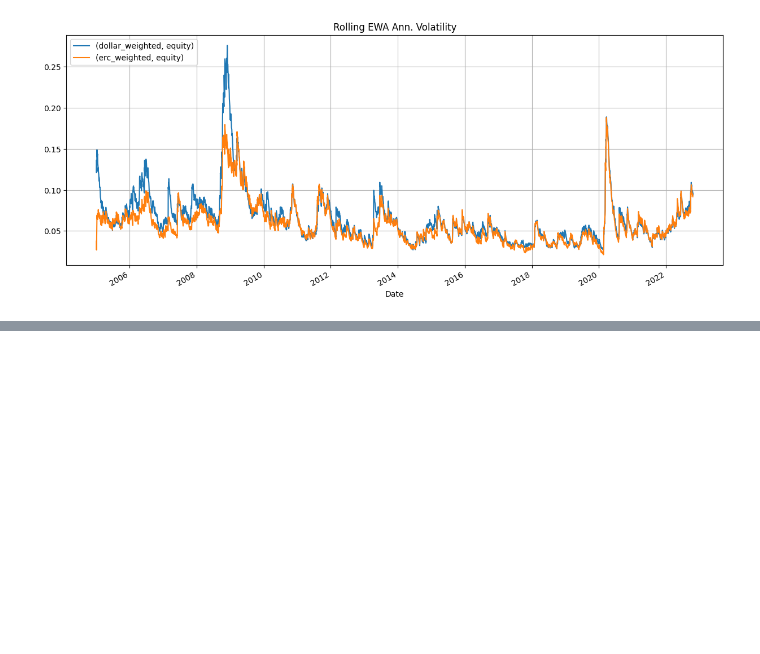
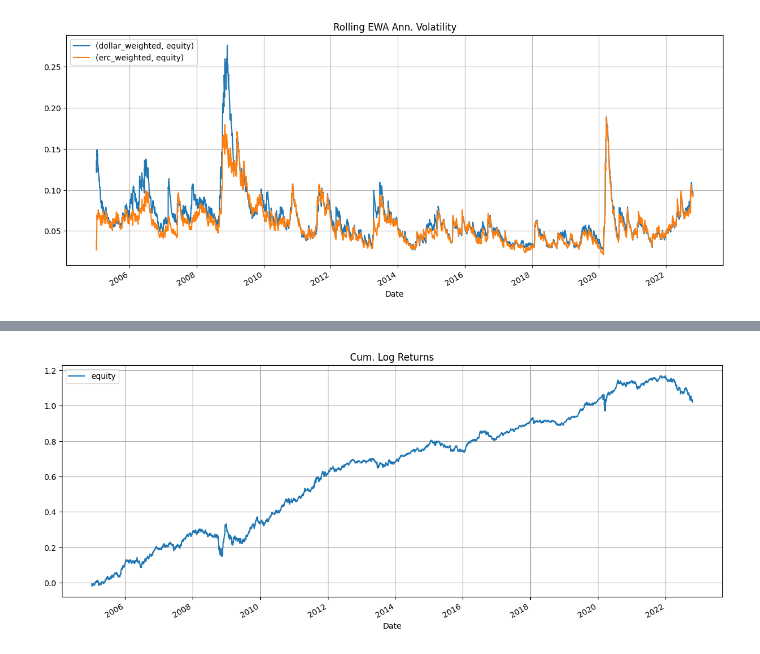
Before and after one commit to breaded-xyz/alphasim, a Jupyter notebook: vignettes/riskpremia.ipynb, the cells around one changed output, grey strips where cells are left out. Drawn from its saved outputs; the diff is of its cells as text; code cells hidden in the pictures; blank space fills up the shorter version.

```diff
--- a/vignettes/riskpremia.ipynb
+++ b/vignettes/riskpremia.ipynb
@@ -204,0 +241,11 @@ This is in part due to the lower volatility of the ERC strategy.
+# %%
+optima_tb = 0.1
+
+result_df = bt.backtest(
+    prices=price_df.copy(),
+    weights=erc_weight_df.copy(),
+    trade_buffer=optima_tb,
+    do_trade_to_buffer=False,
+    commission_func=fixed_commission,
+    initial_capital=10000,
+    money_func=mo.sqrt_profit)
@@ -204,0 +273,9 @@ This is in part due to the lower volatility of the ERC strategy.
+# %%
+ret_df = stats.calc_log_returns(result_df)
+ax = ret_df.cumsum().plot(figsize=(15, 6))
+ax.grid(True)
+plt.title('Cum. Log Returns')
+plt.legend(loc=2)
+plt.show()
+# %% [output]
+[figure, added]
```
Also changed, not shown: parts of 14 cells of this notebook, 2 other files.
